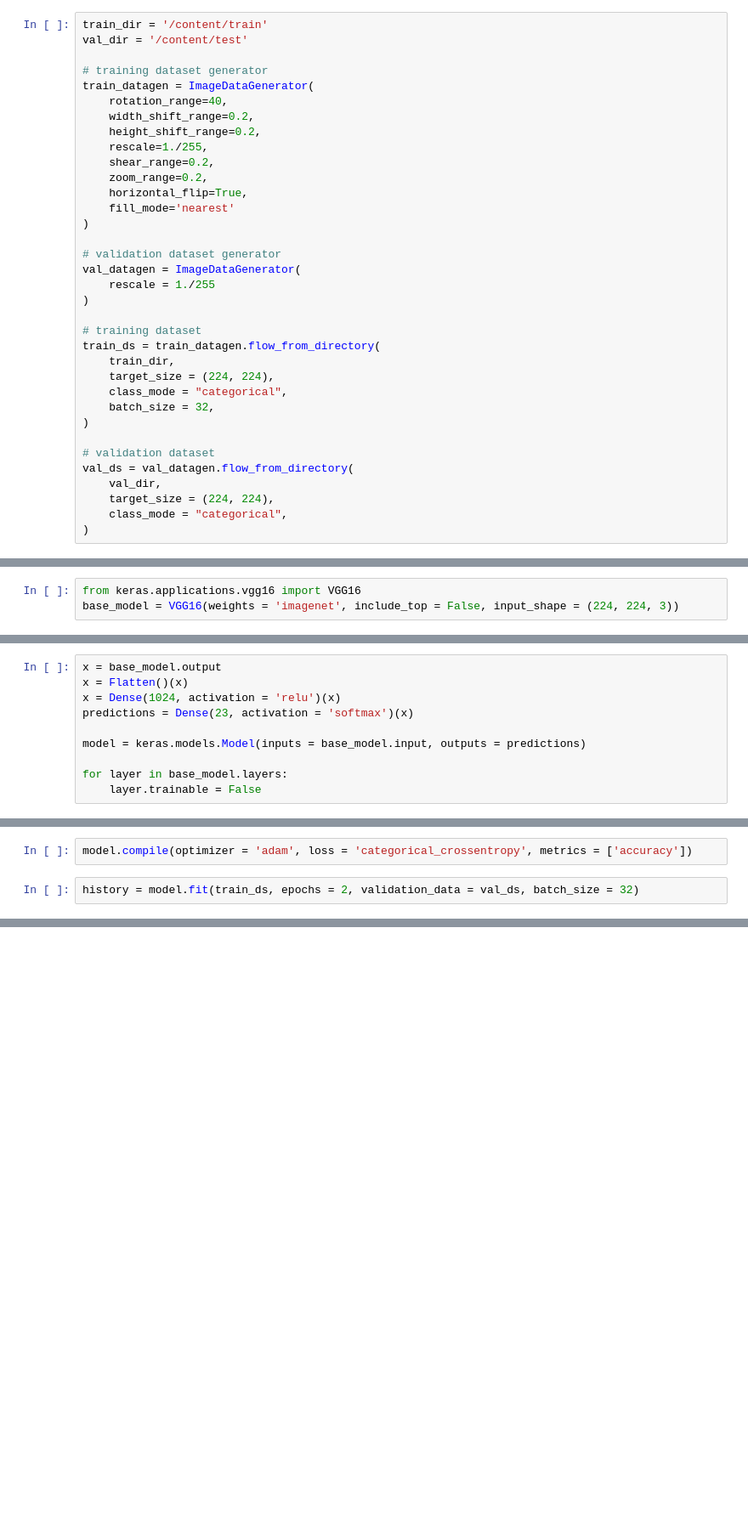
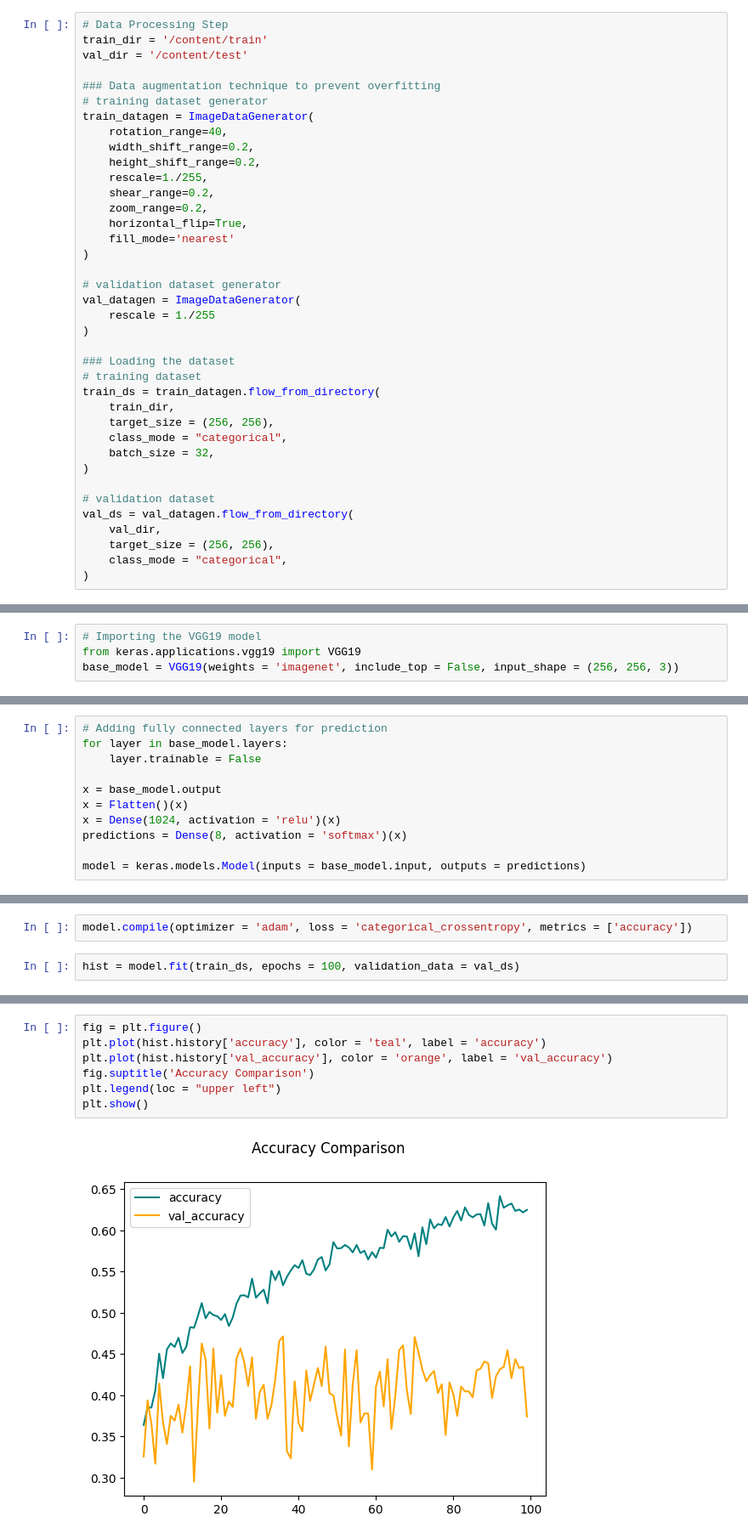
Before and after one commit to Akash12-sudo/Akash12-sudo.github.io, a Jupyter notebook: Skin_Disease_Detection_DL.ipynb, the cells around one changed output, grey strips where cells are left out. Shown at 85% size. Drawn from its saved outputs; the diff is of its cells as text; blank space fills up the shorter version.

```diff
--- a/Skin_Disease_Detection_DL.ipynb
+++ b/Skin_Disease_Detection_DL.ipynb
@@ -20,9 +27,11 @@ dataset_ref = zipfile.ZipFile('/content/drive/MyDrive/dataset.zip')
 dataset_ref.extractall('/content')
 dataset_ref.close()
 # %%
+# Data Processing Step
 train_dir = '/content/train'
 val_dir = '/content/test'
 
+### Data augmentation technique to prevent overfitting
 # training dataset generator
 train_datagen = ImageDataGenerator(
     rotation_range=40,
@@ -40,10 +49,11 @@ val_datagen = ImageDataGenerator(
     rescale = 1./255
 )
 
+### Loading the dataset
 # training dataset
 train_ds = train_datagen.flow_from_directory(
     train_dir,
-    target_size = (224, 224),
+    target_size = (256, 256),
     class_mode = "categorical",
     batch_size = 32,
 )
@@ -51,7 +61,7 @@ train_ds = train_datagen.flow_from_directory(
 # validation dataset
 val_ds = val_datagen.flow_from_directory(
     val_dir,
-    target_size = (224, 224),
+    target_size = (256, 256),
     class_mode = "categorical",
 )
 # %% [output]
@@ -60,4 +70,5 @@ Found 4002 images belonging to 23 classes.
 # %%
-from keras.applications.vgg16 import VGG16
-base_model = VGG16(weights = 'imagenet', include_top = False, input_shape = (224, 224, 3))
+# Importing the VGG19 model
+from keras.applications.vgg19 import VGG19
+base_model = VGG19(weights = 'imagenet', include_top = False, input_shape = (256, 256, 3))
 # %% [output]
@@ -66,13 +77,14 @@ Downloading data from https://storage.googleapis.com/tensorflow/keras-applicatio
 # %%
+# Adding fully connected layers for prediction
+for layer in base_model.layers:
+    layer.trainable = False
+
 x = base_model.output
 x = Flatten()(x)
 x = Dense(1024, activation = 'relu')(x)
-predictions = Dense(23, activation = 'softmax')(x)
+predictions = Dense(8, activation = 'softmax')(x)
 
 model = keras.models.Model(inputs = base_model.input, outputs = predictions)
-
-for layer in base_model.layers:
-    layer.trainable = False
 # %%
 model.summary()
 # %% [output]
@@ -96,5 +108,5 @@ _________________________________________________________________
 # %%
 model.compile(optimizer = 'adam', loss = 'categorical_crossentropy', metrics = ['accuracy'])
 # %%
-history = model.fit(train_ds, epochs = 2, validation_data = val_ds, batch_size = 32)
+hist = model.fit(train_ds, epochs = 100, validation_data = val_ds)
 # %% [output]
@@ -104,0 +160,9 @@ Epoch 2/2
+# %%
+fig = plt.figure()
+plt.plot(hist.history['accuracy'], color = 'teal', label = 'accuracy')
+plt.plot(hist.history['val_accuracy'], color = 'orange', label = 'val_accuracy')
+fig.suptitle('Accuracy Comparison')
+plt.legend(loc = "upper left")
+plt.show()
+# %% [output]
+[figure, added]
```
Also changed, not shown: parts of 14 cells of this notebook.
